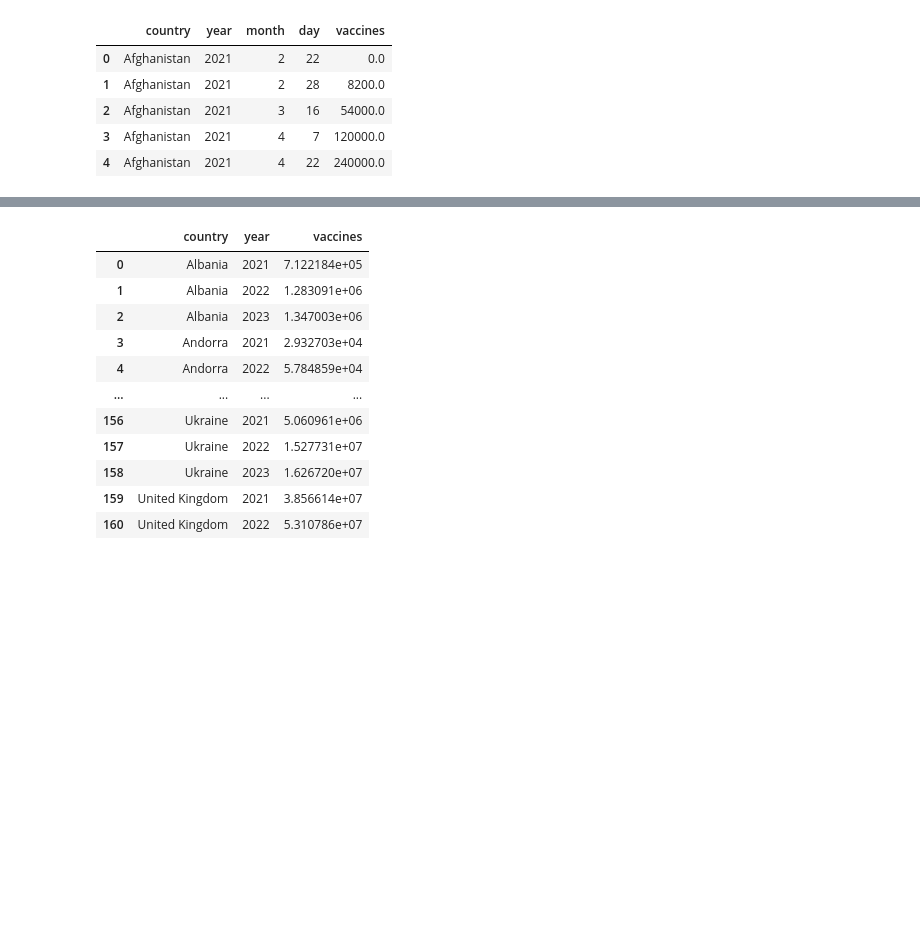
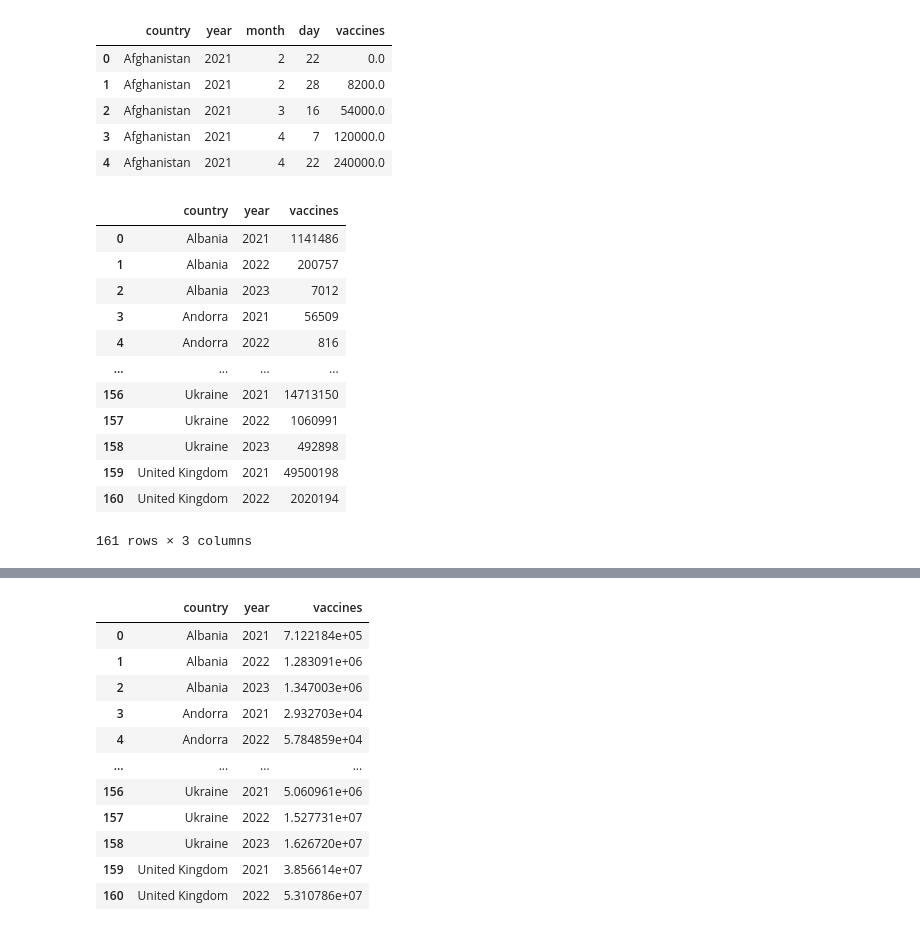
Before and after one commit to ChristianParodi/tristimuli-final-project, a Jupyter notebook: dataset/COVID/covid_temp/temp.ipynb, the cells around one changed output, grey strips where cells are left out. Saved outputs shown, nothing was run; the diff lists cells and outputs as text; code cells hidden in the pictures; blank space fills up the shorter version.

```diff
--- a/dataset/COVID/covid_temp/temp.ipynb
+++ b/dataset/COVID/covid_temp/temp.ipynb
@@ -247,3 +281,24 @@ df_v.head()
 df_v = df_v[df_v['country'].isin(europe)]
 # %%
 df_v.to_csv("./clean/covid_vaccines.csv", index=False)
+# %%
+vaccini = pd.read_csv("./clean/covid_vaccines.csv")
+vaccini['vaccines'] = vaccini.groupby('country')['vaccines'].diff().fillna(0)
+vaccini['vaccines'] = vaccini['vaccines'].astype(int)
+yearly_vaccines = vaccini.groupby(['country', 'year'])[
+    'vaccines'].sum().reset_index()
+yearly_vaccines
+# %% [output]
+|  | country | year | vaccines |
+| 0 | Albania | 2021 | 1141486 |
+| 1 | Albania | 2022 | 200757 |
+| 2 | Albania | 2023 | 7012 |
+| 3 | Andorra | 2021 | 56509 |
+| 4 | Andorra | 2022 | 816 |
+| ... | ... | ... | ... |
+| 156 | Ukraine | 2021 | 14713150 |
+| 157 | Ukraine | 2022 | 1060991 |
+| 158 | Ukraine | 2023 | 492898 |
+| 159 | United Kingdom | 2021 | 49500198 |
+| 160 | United Kingdom | 2022 | 2020194 |
+161 rows × 3 columns
```
Also changed, not shown: parts of 8 cells of this notebook, 2 other files.
